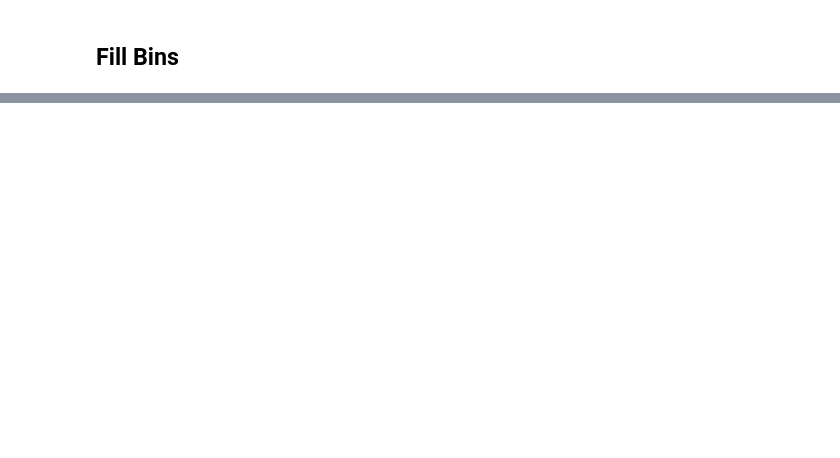
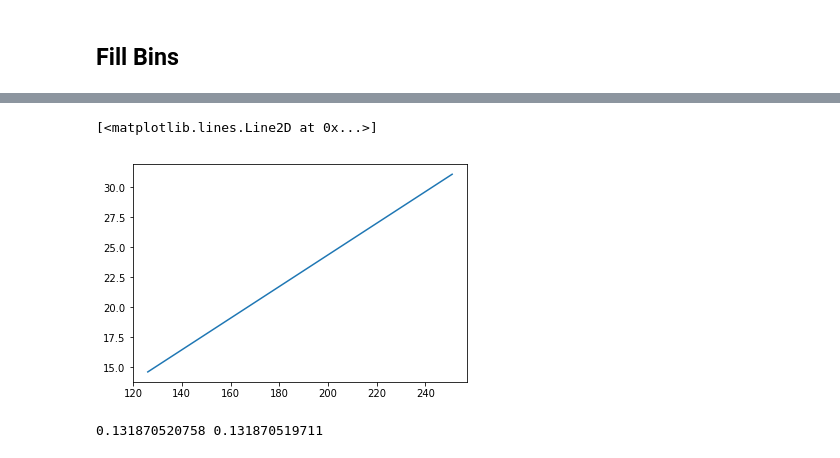
Before and after one commit to weissercn/LHCbPVFinding, a Jupyter notebook: Analysis/Phi_Bin_Lin_Regression.ipynb, the cells around one changed output, grey strips where cells are left out. Drawn from its saved outputs; the diff is of its cells as text; code cells hidden in the pictures; blank space fills up the shorter version.

```diff
--- a/Analysis/Phi_Bin_Lin_Regression.ipynb
+++ b/Analysis/Phi_Bin_Lin_Regression.ipynb
@@ -307,0 +429,14 @@ n_skipped / n_total :  1393  /  1695
+# %%
+plt.plot([ 126.03416447,  176.0073111,   250.98651033], [ 14.61113696,  21.20112183,  31.0886678 ])
+# %% [output]
+[<matplotlib.lines.Line2D at 0x...>]
+[figure, added]
+# %%
+l1 = [ 126.03416447,  176.0073111,   250.98651033]
+l2 = [ 14.61113696,  21.20112183,  31.0886678 ]
+
+m1 = float(l2[1]-l2[0])/(l1[1]-l1[0])
+m2 = float(l2[2]-l2[1])/(l1[2]-l1[1])
+print m1, m2
+# %% [output]
+0.131870520758 0.131870519711
```
Also changed, not shown: parts of 7 cells of this notebook, 1 other file.
